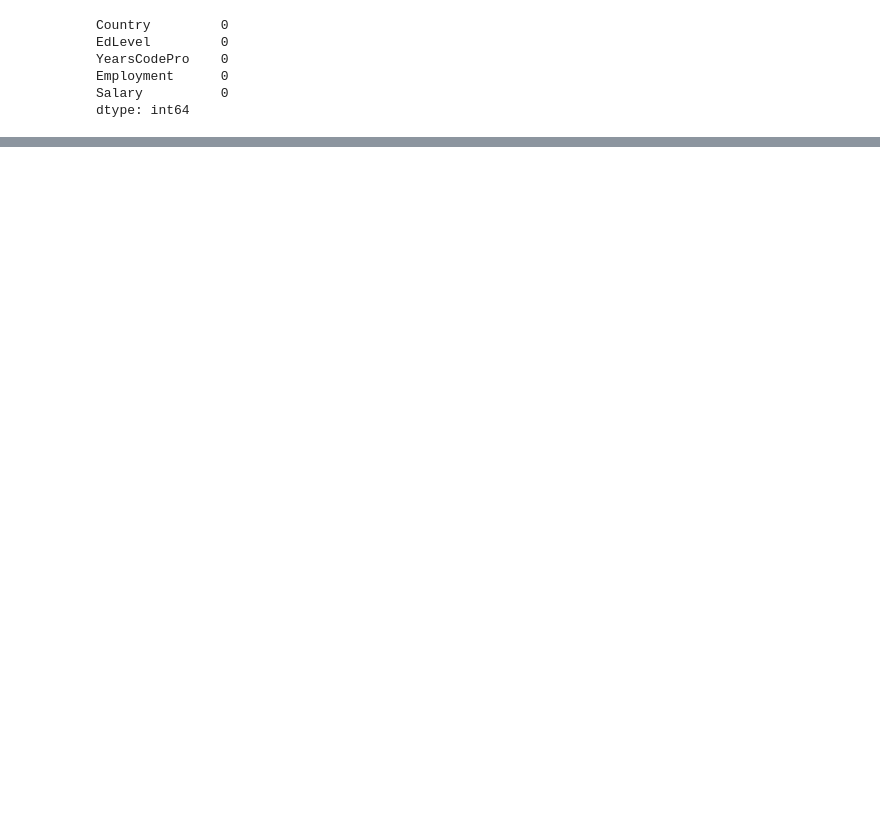
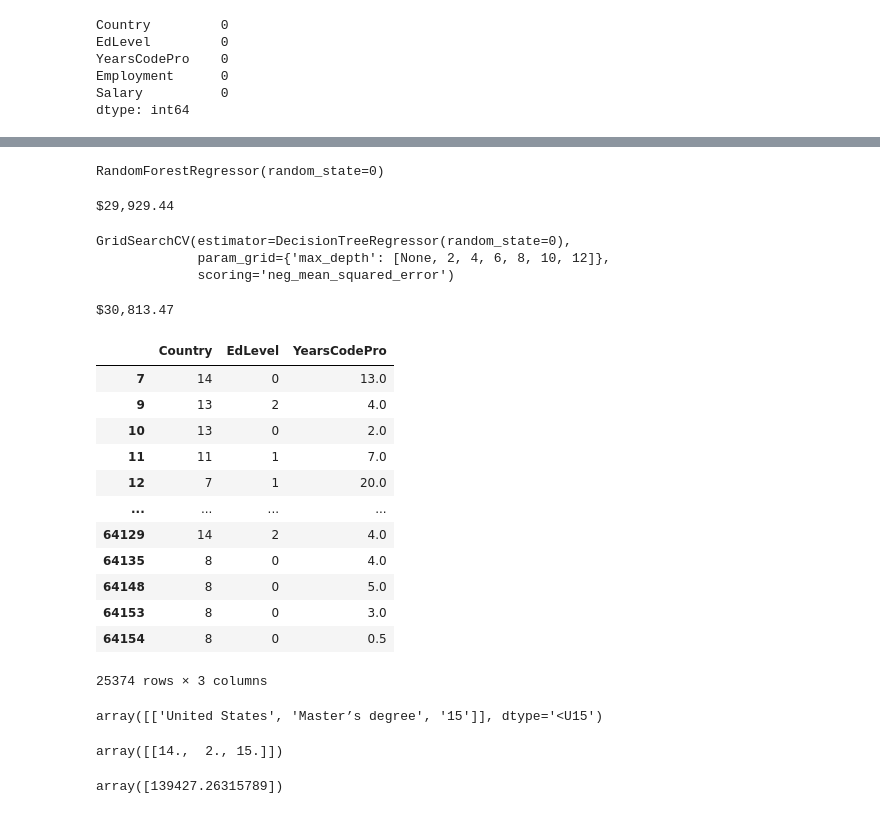
Before and after one commit to buriihenry/Salary_Predictor, a Jupyter notebook: Salary Predictor.ipynb, the cells around one changed output, grey strips where cells are left out. Cells and saved outputs as stored; diff of their text form; code cells hidden in the pictures; blank space fills up the shorter version.

```diff
--- a/Salary Predictor.ipynb
+++ b/Salary Predictor.ipynb
@@ -197,0 +240,4 @@ df['EdLevel']
+# %%
+from sklearn.tree import DecisionTreeRegressor
+dec_tree_reg=DecisionTreeRegressor(random_state=0)
+dec_tree_reg.fit(X, y.values)
@@ -197,0 +253,6 @@ df['EdLevel']
+# %%
+from sklearn.ensemble import RandomForestRegressor
+random_forest_reg=RandomForestRegressor(random_state=0)
+random_forest_reg.fit(X, y.values)
+# %% [output]
+RandomForestRegressor(random_state=0)
@@ -197,0 +261,61 @@ df['EdLevel']
+# %%
+error = np.sqrt(mean_squared_error(y, y_pred))
+print("${:,.02f}".format(error))
+# %% [output]
+$29,929.44
+# %%
+from sklearn.model_selection import GridSearchCV
+
+max_depth = [None, 2,4,6,8,10,12]
+parameters = {"max_depth": max_depth}
+
+regressor = DecisionTreeRegressor(random_state=0)
+gs = GridSearchCV(regressor, parameters, scoring='neg_mean_squared_error')
+gs.fit(X, y.values)
+# %% [output]
+GridSearchCV(estimator=DecisionTreeRegressor(random_state=0),
+             param_grid={'max_depth': [None, 2, 4, 6, 8, 10, 12]},
+             scoring='neg_mean_squared_error')
+# %%
+regressor = gs.best_estimator_
+
+regressor.fit(X, y.values)
+y_pred = regressor.predict(X)
+error = np.sqrt(mean_squared_error(y, y_pred))
+print("${:,.02f}".format(error))
+# %% [output]
+$30,813.47
+# %%
+X
+# %% [output]
+|  | Country | EdLevel | YearsCodePro |
+| 7 | 14 | 0 | 13.0 |
+| 9 | 13 | 2 | 4.0 |
+| 10 | 13 | 0 | 2.0 |
+| 11 | 11 | 1 | 7.0 |
+| 12 | 7 | 1 | 20.0 |
+| ... | ... | ... | ... |
+| 64129 | 14 | 2 | 4.0 |
+| 64135 | 8 | 0 | 4.0 |
+| 64148 | 8 | 0 | 5.0 |
+| 64153 | 8 | 0 | 3.0 |
+| 64154 | 8 | 0 | 0.5 |
+25374 rows × 3 columns
+# %%
+# country, edlevel, yearscode
+X = np.array([["United States", 'Master’s degree', 15 ]])
+X
+# %% [output]
+array([['United States', 'Master’s degree', '15']], dtype='<U15')
+# %%
+X[:, 0] = le_country.transform(X[:,0])
+X[:, 1] = le_education.transform(X[:,1])
+X = X.astype(float)
+X
+# %% [output]
+array([[14.,  2., 15.]])
+# %%
+y_pred = regressor.predict(X)
+y_pred
+# %% [output]
+array([139427.26315789])
```
Also changed, not shown: parts of 30 cells of this notebook, 6 other files.
